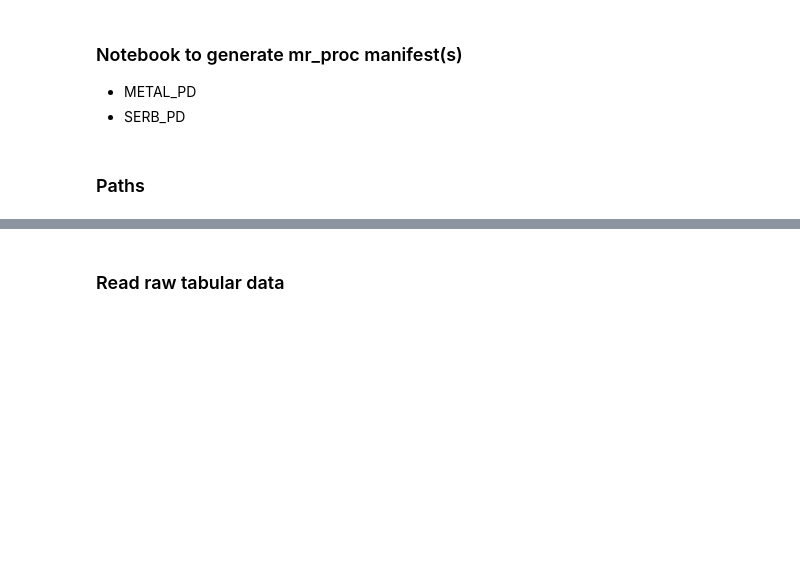
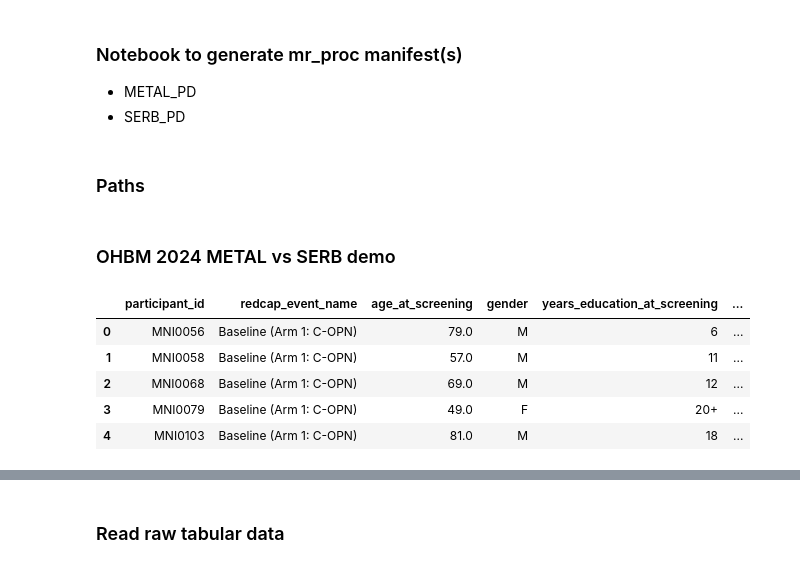
Before and after one commit to neurodatascience/mr_proc-nimhans_serb, a Jupyter notebook: notebooks/manifest_METAL.ipynb, the cells around one changed output, grey strips where cells are left out. Cells and saved outputs as stored; diff of their text form; code cells hidden in the pictures; blank space fills up the shorter version.

```diff
--- a/notebooks/manifest_METAL.ipynb
+++ b/notebooks/manifest_METAL.ipynb
@@ -14,0 +17,16 @@ CTRL_participants_file = f"{dataset_dir}/scratch/T1/control/Metal_PD_HC.ods"
+# %% [markdown]
+### OHBM 2024 METAL vs SERB demo
+# %%
+# dataset_name = "PD_SERB"
+# dataset_dir = f"/home/nikhil/projects/Parkinsons/nimhans/data/{dataset_name}"
+dataset_dir = f"/home/nikhil/projects/Parkinsons/qpn/"
+demographics_csv = f"{dataset_dir}/tabular/demographics/demographics.csv"
+demo_df = pd.read_csv(demographics_csv)
+demo_df.head()
+# %% [output]
+|  | participant_id | redcap_event_name | age_at_screening | gender | years_education_at_screening | ... |
+| 0 | MNI0056 | Baseline (Arm 1: C-OPN) | 79.0 | M | 6 | ... |
+| 1 | MNI0058 | Baseline (Arm 1: C-OPN) | 57.0 | M | 11 | ... |
+| 2 | MNI0068 | Baseline (Arm 1: C-OPN) | 69.0 | M | 12 | ... |
+| 3 | MNI0079 | Baseline (Arm 1: C-OPN) | 49.0 | F | 20+ | ... |
+| 4 | MNI0103 | Baseline (Arm 1: C-OPN) | 81.0 | M | 18 | ... |
```
Also changed, not shown: parts of 7 cells of this notebook.
